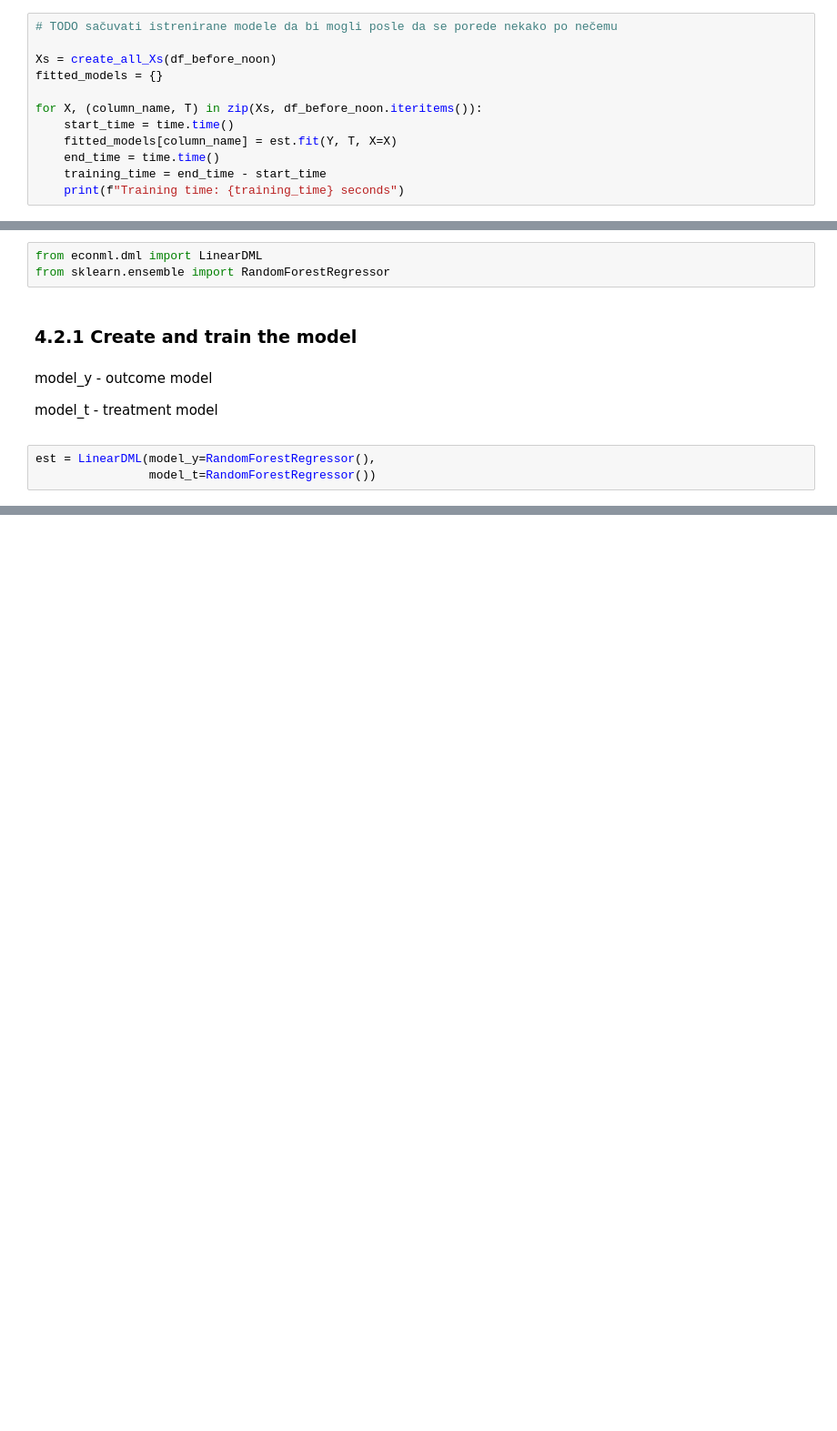
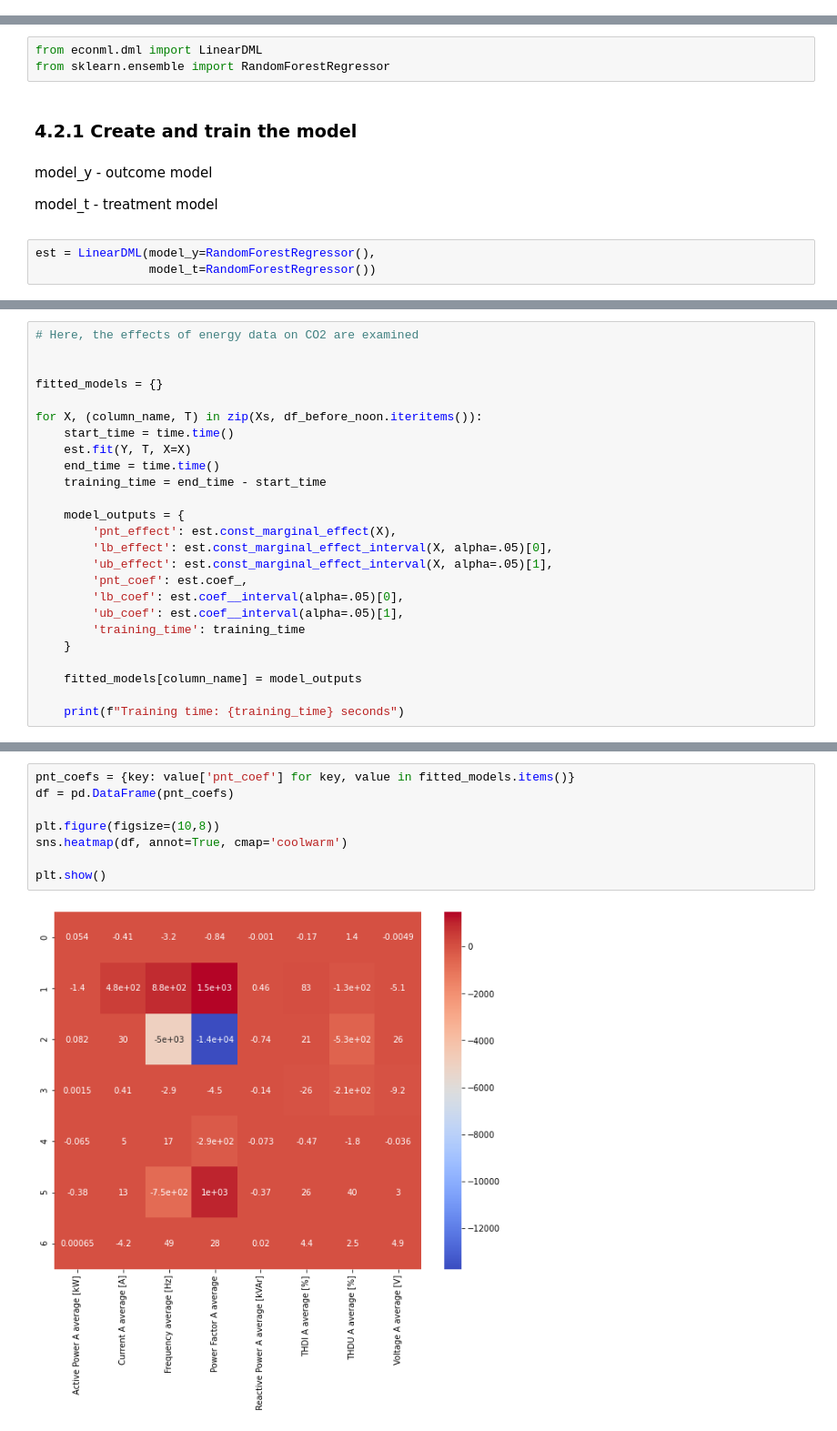
Before and after one commit to ana-tonic/Causal-Inference, a Jupyter notebook: Untitled.ipynb, the cells around one changed output, grey strips where cells are left out. Shown at 91% size. Saved outputs shown, nothing was run; the diff lists cells and outputs as text; blank space fills up the shorter version.

```diff
--- a/Untitled.ipynb
+++ b/Untitled.ipynb
@@ -370,14 +367,2 @@ Y.shape
 # %% [output]
 (18000,)
-# %%
-# TODO sačuvati istrenirane modele da bi mogli posle da se porede nekako po nečemu
-
-Xs = create_all_Xs(df_before_noon)
-fitted_models = {}
-
-for X, (column_name, T) in zip(Xs, df_before_noon.iteritems()):
-    start_time = time.time()
-    fitted_models[column_name] = est.fit(Y, T, X=X)
-    end_time = time.time()
-    training_time = end_time - start_time
-    print(f"Training time: {training_time} seconds")
@@ -452,0 +384,25 @@ lb_coef, ub_coef = est.coef__interval(alpha=.05)
+# %%
+# Here, the effects of energy data on CO2 are examined
+
+
+fitted_models = {}
+
+for X, (column_name, T) in zip(Xs, df_before_noon.iteritems()):
+    start_time = time.time()
+    est.fit(Y, T, X=X)
+    end_time = time.time()
+    training_time = end_time - start_time
+
+    model_outputs = {
+        'pnt_effect': est.const_marginal_effect(X),
+        'lb_effect': est.const_marginal_effect_interval(X, alpha=.05)[0],
+        'ub_effect': est.const_marginal_effect_interval(X, alpha=.05)[1],
+        'pnt_coef': est.coef_,
+        'lb_coef': est.coef__interval(alpha=.05)[0],
+        'ub_coef': est.coef__interval(alpha=.05)[1],
+        'training_time': training_time
+    }
+
+    fitted_models[column_name] = model_outputs
+
+    print(f"Training time: {training_time} seconds")
@@ -454,0 +442,10 @@ lb_coef, ub_coef = est.coef__interval(alpha=.05)
+# %%
+pnt_coefs = {key: value['pnt_coef'] for key, value in fitted_models.items()}
+df = pd.DataFrame(pnt_coefs)
+
+plt.figure(figsize=(10,8))
+sns.heatmap(df, annot=True, cmap='coolwarm')
+
+plt.show()
+# %% [output]
+[figure, added]
```
Also changed, not shown: parts of 17 cells of this notebook.
